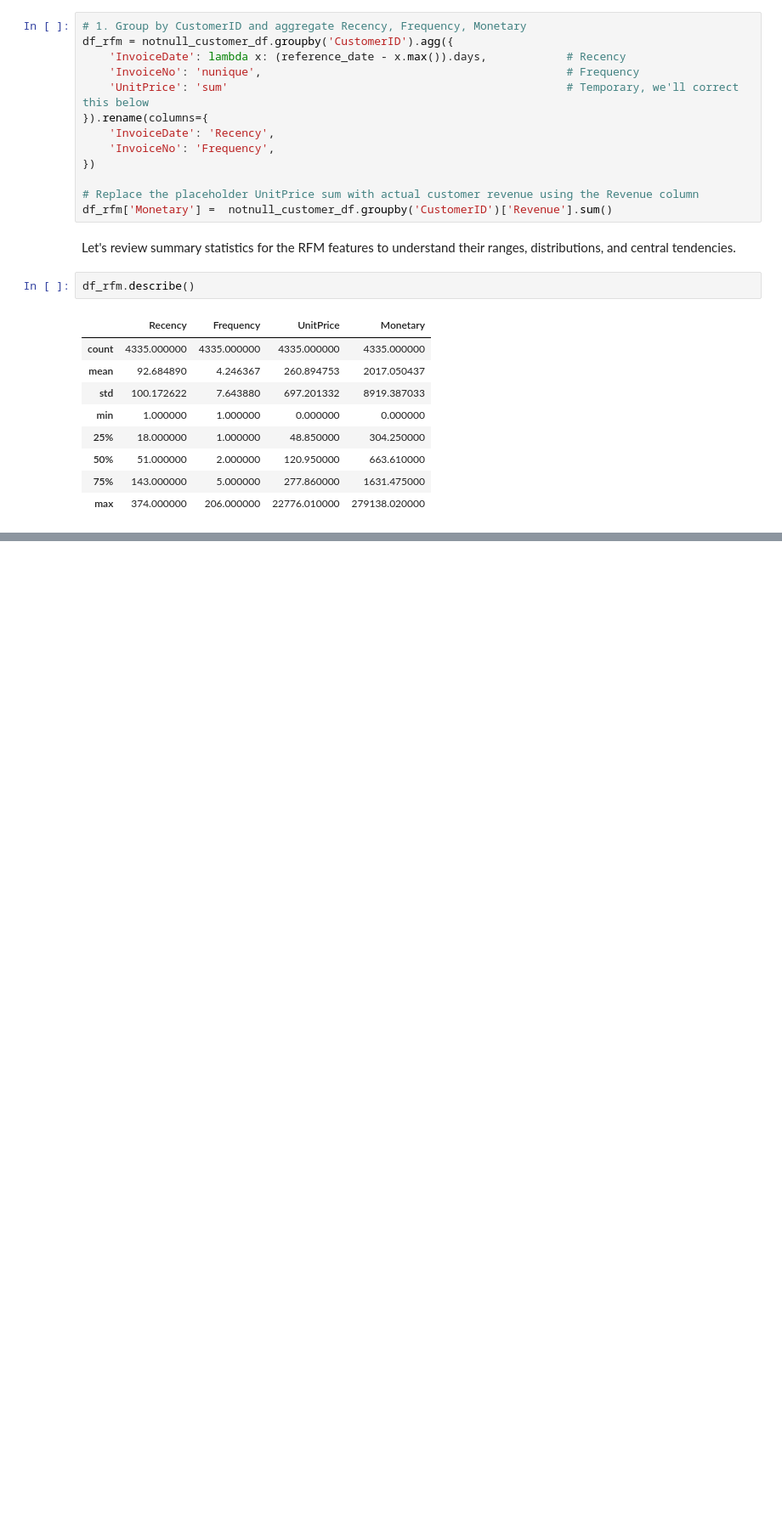
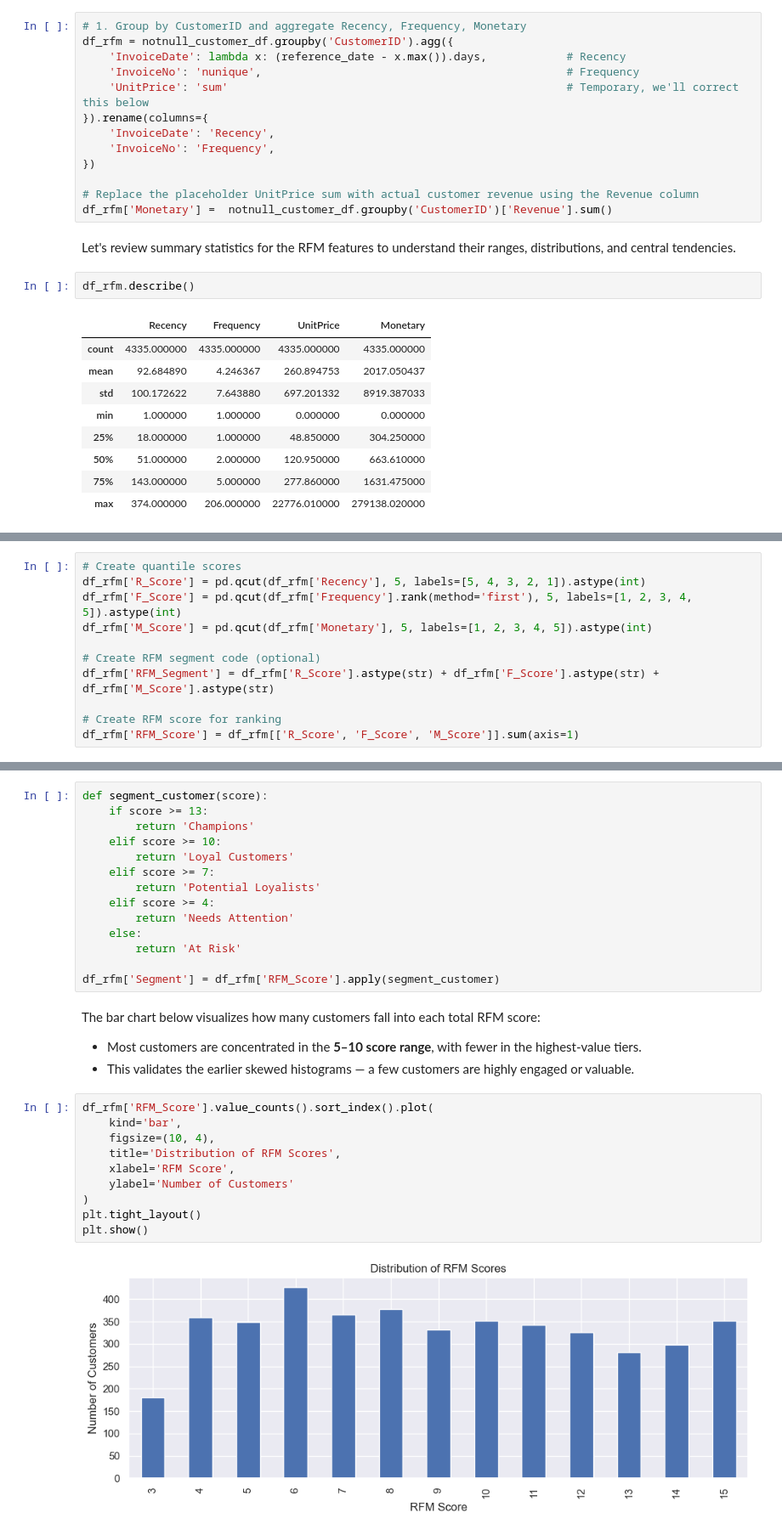
Before and after one commit to PogloLopez/online_retail, a Jupyter notebook: online_retail.ipynb, the cells around one changed output, grey strips where cells are left out. Shown at 85% size. Cells and saved outputs as stored; diff of their text form; blank space fills up the shorter version.

Commit message:
Finished customer behavior and RFM analysis

```diff
--- a/online_retail.ipynb
+++ b/online_retail.ipynb
@@ -615,0 +676,11 @@ df_rfm.describe()
+# %%
+# Create quantile scores
+df_rfm['R_Score'] = pd.qcut(df_rfm['Recency'], 5, labels=[5, 4, 3, 2, 1]).astype(int)
+df_rfm['F_Score'] = pd.qcut(df_rfm['Frequency'].rank(method='first'), 5, labels=[1, 2, 3, 4, 5]).astype(int)
+df_rfm['M_Score'] = pd.qcut(df_rfm['Monetary'], 5, labels=[1, 2, 3, 4, 5]).astype(int)
+
+# Create RFM segment code (optional)
+df_rfm['RFM_Segment'] = df_rfm['R_Score'].astype(str) + df_rfm['F_Score'].astype(str) + df_rfm['M_Score'].astype(str)
+
+# Create RFM score for ranking
+df_rfm['RFM_Score'] = df_rfm[['R_Score', 'F_Score', 'M_Score']].sum(axis=1)
@@ -615,0 +695,31 @@ df_rfm.describe()
+# %%
+def segment_customer(score):
+    if score >= 13:
+        return 'Champions'
+    elif score >= 10:
+        return 'Loyal Customers'
+    elif score >= 7:
+        return 'Potential Loyalists'
+    elif score >= 4:
+        return 'Needs Attention'
+    else:
+        return 'At Risk'
+
+df_rfm['Segment'] = df_rfm['RFM_Score'].apply(segment_customer)
+# %% [markdown]
+The bar chart below visualizes how many customers fall into each total RFM score:
+
+- Most customers are concentrated in the **5–10 score range**, with fewer in the highest-value tiers.
+- This validates the earlier skewed histograms — a few customers are highly engaged or valuable.
+# %%
+df_rfm['RFM_Score'].value_counts().sort_index().plot(
+    kind='bar',
+    figsize=(10, 4),
+    title='Distribution of RFM Scores',
+    xlabel='RFM Score',
+    ylabel='Number of Customers'
+)
+plt.tight_layout()
+plt.show()
+# %% [output]
+[figure, added]
```
Also changed, not shown: parts of 18 cells of this notebook.
